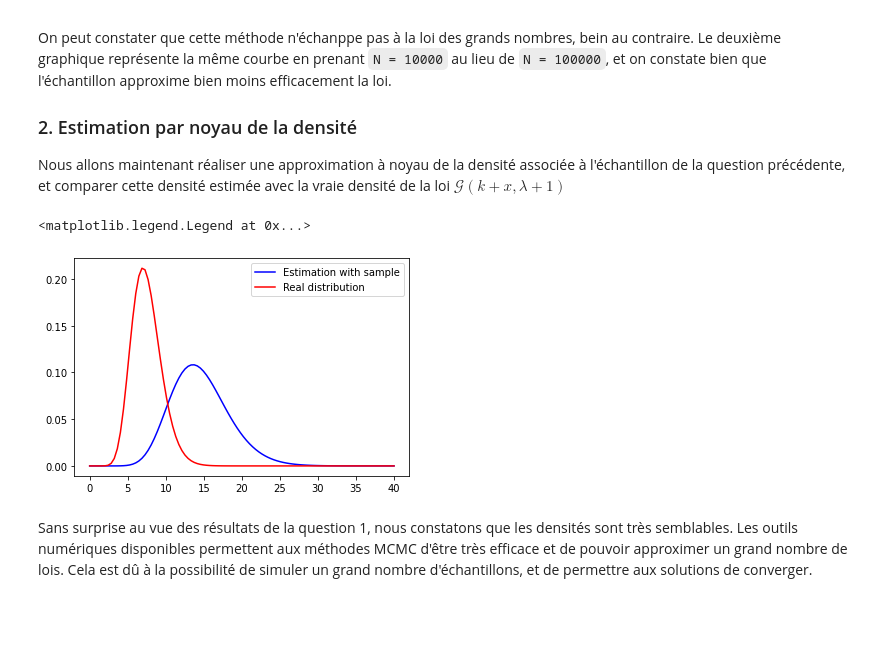
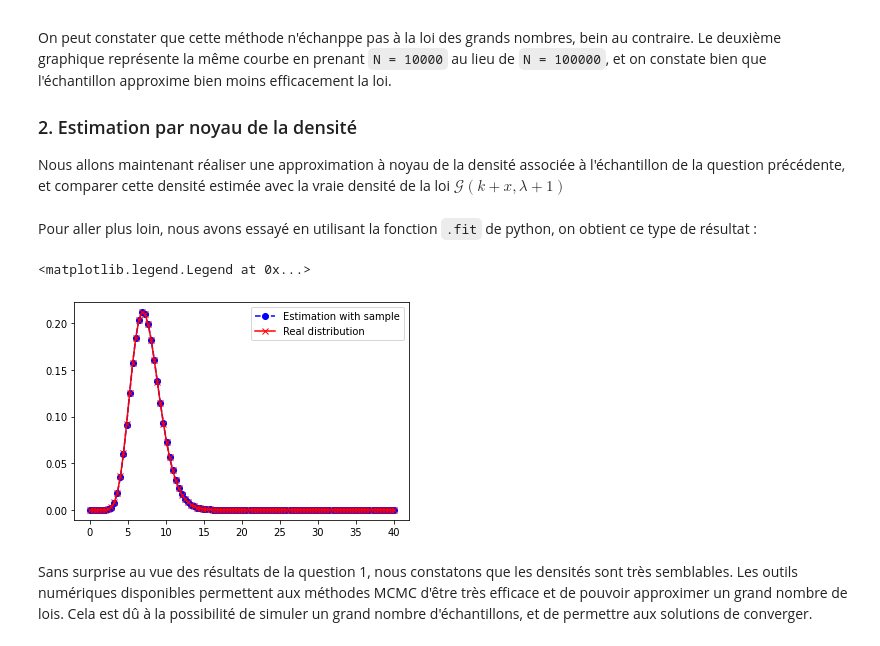
Before and after one commit to Aympab/Projet_Probas_Stats, a Jupyter notebook: probleme3.ipynb, the cells around one changed output. Cells and saved outputs as stored; diff of their text form; code cells hidden in the pictures; blank space fills up the shorter version.

```diff
--- a/probleme3.ipynb
+++ b/probleme3.ipynb
@@ -119,21 +119,23 @@ On peut constater que cette méthode n'échanppe pas à la loi des grands nombre
 ### 2. Estimation par noyau de la densité
 
 Nous allons maintenant réaliser une approximation à noyau de la densité associée à l'échantillon de la question précédente, et comparer cette densité estimée avec la vraie densité de la loi $\mathcal{G}(k + x, \lambda + 1)$
+# %% [markdown]
+Pour aller plus loin, nous avons essayé en utilisant la fonction `.fit` de python, on obtient ce type de résultat :
 # %%
 # kernel = stats.poisson_kde(samples)
 a,b,c = stats.gamma.fit(samples)
 
-density = stats.gamma.pdf(x, a)
+density = stats.gamma(a,b,c).pdf(x)
 
 absc = np.linspace(0, 40, 100)
-ord = np.asarray( [stats.gamma.pdf(x, a, b) for x in x_array] )
+ord = np.asarray( [stats.gamma(a,b,c).pdf(x) for x in x_array] )
 
-plt.plot(absc, ord, '-b', label="Estimation with sample")
-plt.plot(x_array, y_array, '-r', label="Real distribution")
+plt.plot(absc, ord, '--bo', label="Estimation with sample")
+plt.plot(x_array, y_array, '-rx', label="Real distribution")
 plt.legend()
 # plt.plot(kernel(samples))
 # %% [output]
 <matplotlib.legend.Legend at 0x...>
-[figure, old version]
+[figure, new version]
 # %% [markdown]
 Sans surprise au vue des résultats de la question 1, nous constatons que les densités sont très semblables. Les outils numériques disponibles permettent aux méthodes MCMC d'être très efficace et de pouvoir approximer un grand nombre de lois. Cela est dû à la possibilité de simuler un grand nombre d'échantillons, et de permettre aux solutions de converger.
```
Also changed, not shown: 2 other files.
